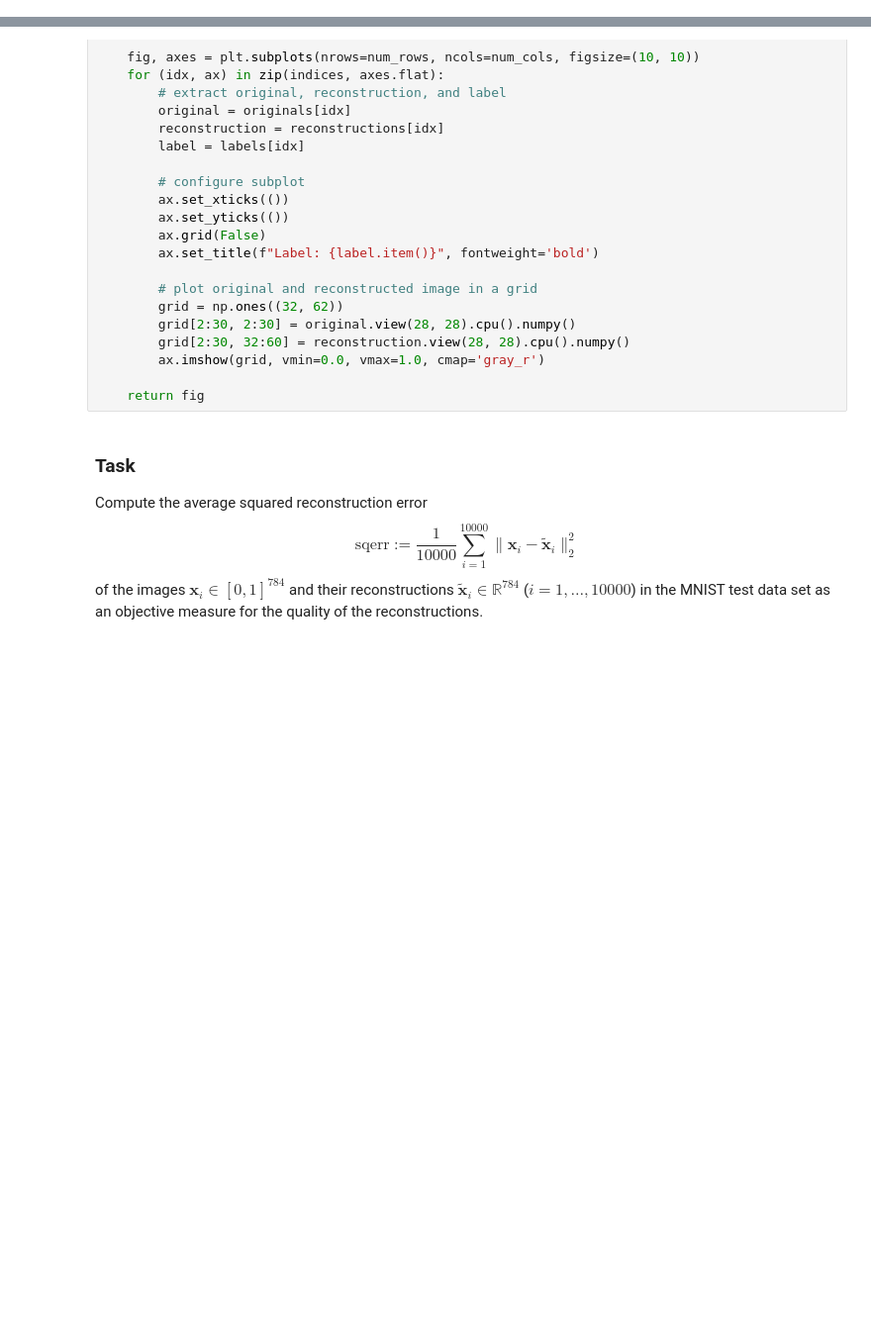
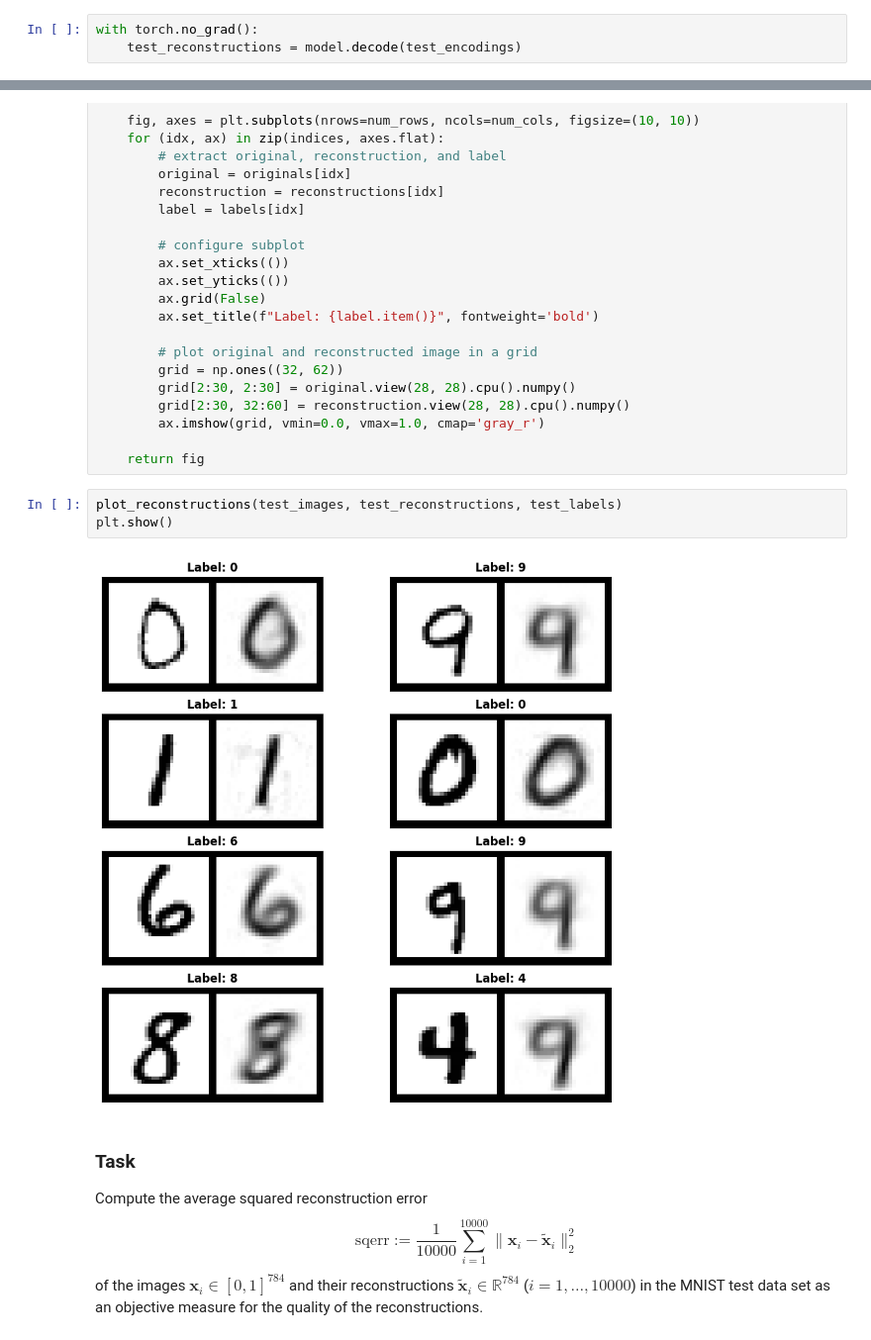
Before and after one commit to Niklas-Hy/Prob, a Jupyter notebook: lab/VAE.ipynb, the cells around one changed output, grey strips where cells are left out. Shown at 99% size. Cells and saved outputs as stored; diff of their text form; blank space fills up the shorter version.

```diff
--- a/lab/VAE.ipynb
+++ b/lab/VAE.ipynb
@@ -601,6 +612,9 @@ Analogously to the encodings discussed above and the probabilistic PCA model, he
 ### Task
 
 Compute the reconstructions of the test images by mapping the encodings of the test data from the latent space back to the space of images.
+# %%
+with torch.no_grad():
+    test_reconstructions = model.decode(test_encodings)
 # %% [markdown]
 ### Task
 
@@ -632,6 +646,11 @@ def plot_reconstructions(originals, reconstructions, labels, num_rows=4, num_col
         ax.imshow(grid, vmin=0.0, vmax=1.0, cmap='gray_r')
 
     return fig
+# %%
+plot_reconstructions(test_images, test_reconstructions, test_labels)
+plt.show()
+# %% [output]
+[figure, added]
 # %% [markdown]
 ### Task
 
```
Also changed, not shown: parts of 8 cells of this notebook.
